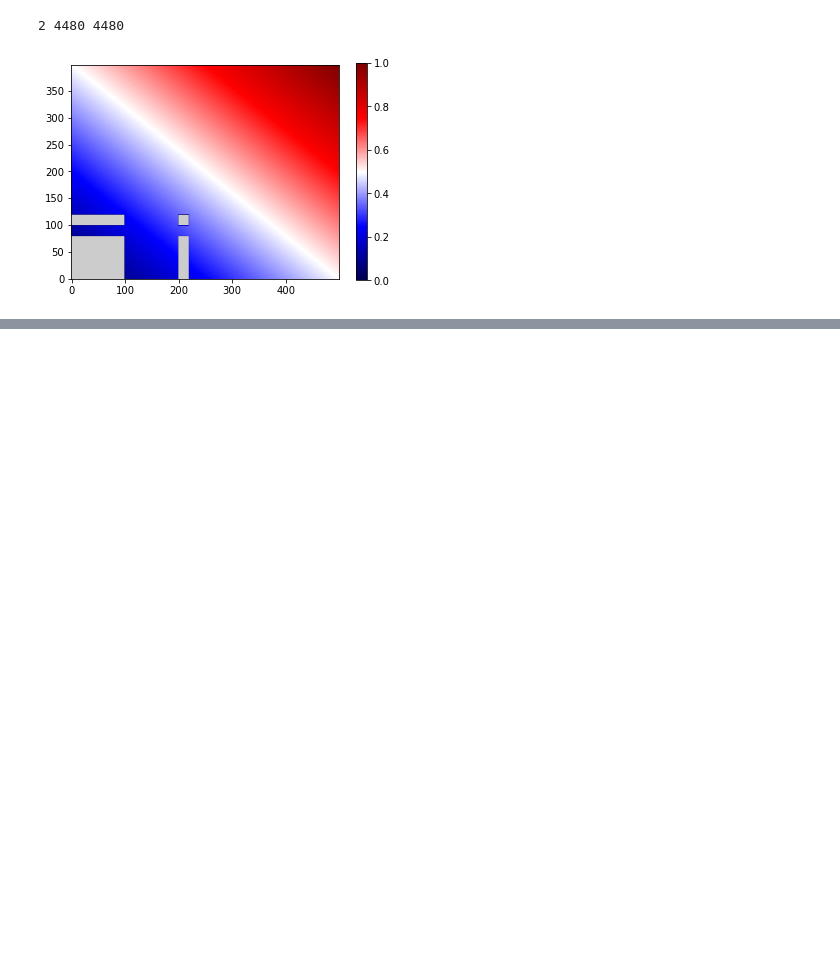
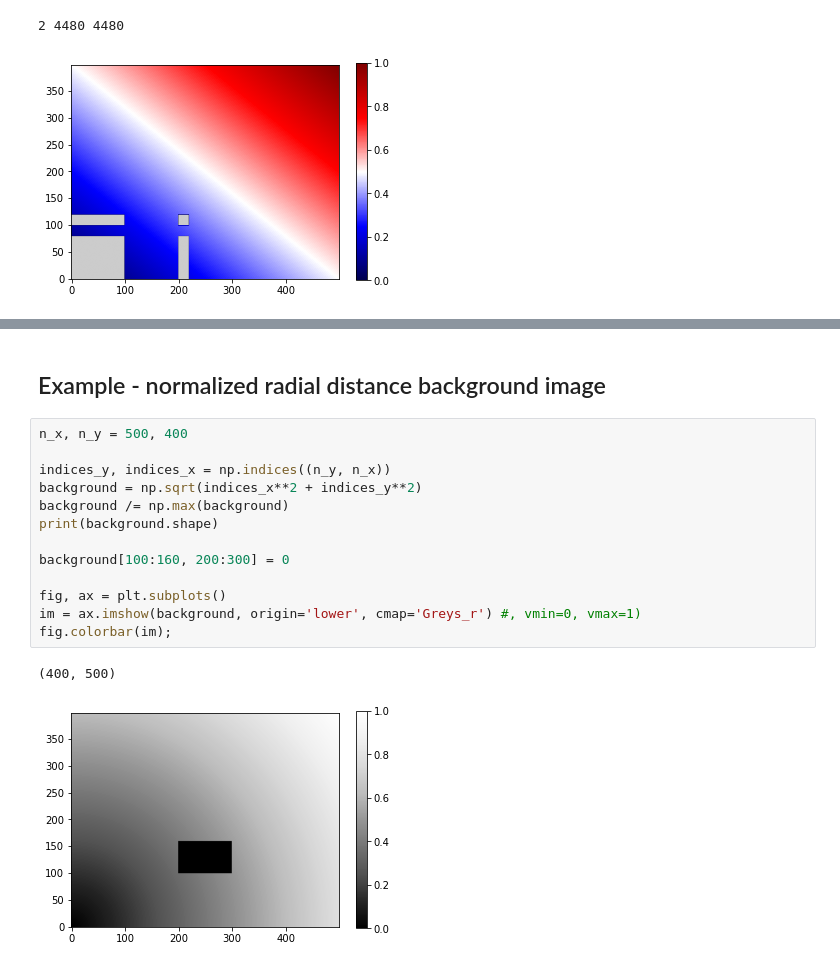
Before and after one commit to gregnordin/notes_to_self, a Jupyter notebook: python/matplotlib/images_with_transparency.ipynb, the cells around one changed output, grey strips where cells are left out. Cells and saved outputs as stored; diff of their text form; blank space fills up the shorter version.

```diff
--- a/python/matplotlib/images_with_transparency.ipynb
+++ b/python/matplotlib/images_with_transparency.ipynb
@@ -133,0 +183,18 @@ fig.colorbar(im);
+# %% [markdown]
+## Example - normalized radial distance background image
+# %%
+n_x, n_y = 500, 400
+
+indices_y, indices_x = np.indices((n_y, n_x))
+background = np.sqrt(indices_x**2 + indices_y**2)
+background /= np.max(background)
+print(background.shape)
+
+background[100:160, 200:300] = 0
+
+fig, ax = plt.subplots()
+im = ax.imshow(background, origin='lower', cmap='Greys_r') #, vmin=0, vmax=1)
+fig.colorbar(im);
+# %% [output]
+(400, 500)
+[figure, added]
```
Also changed, not shown: parts of 10 cells of this notebook.
